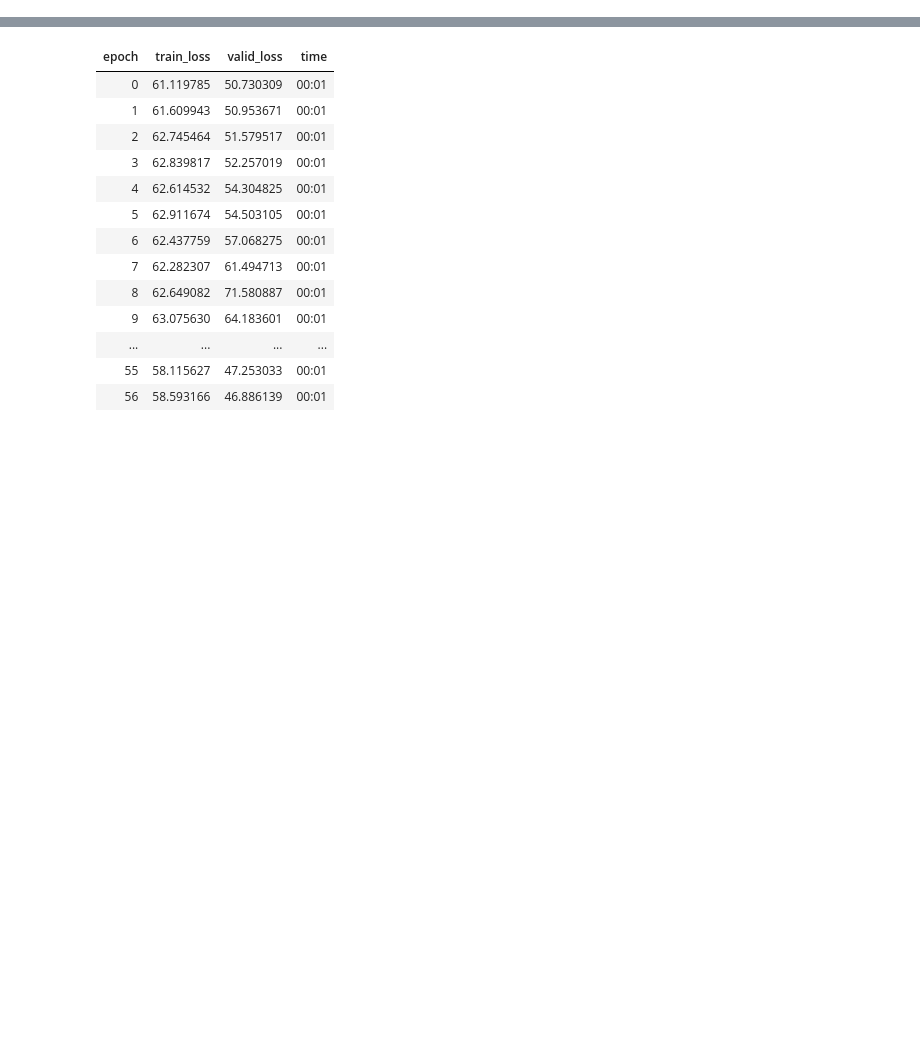
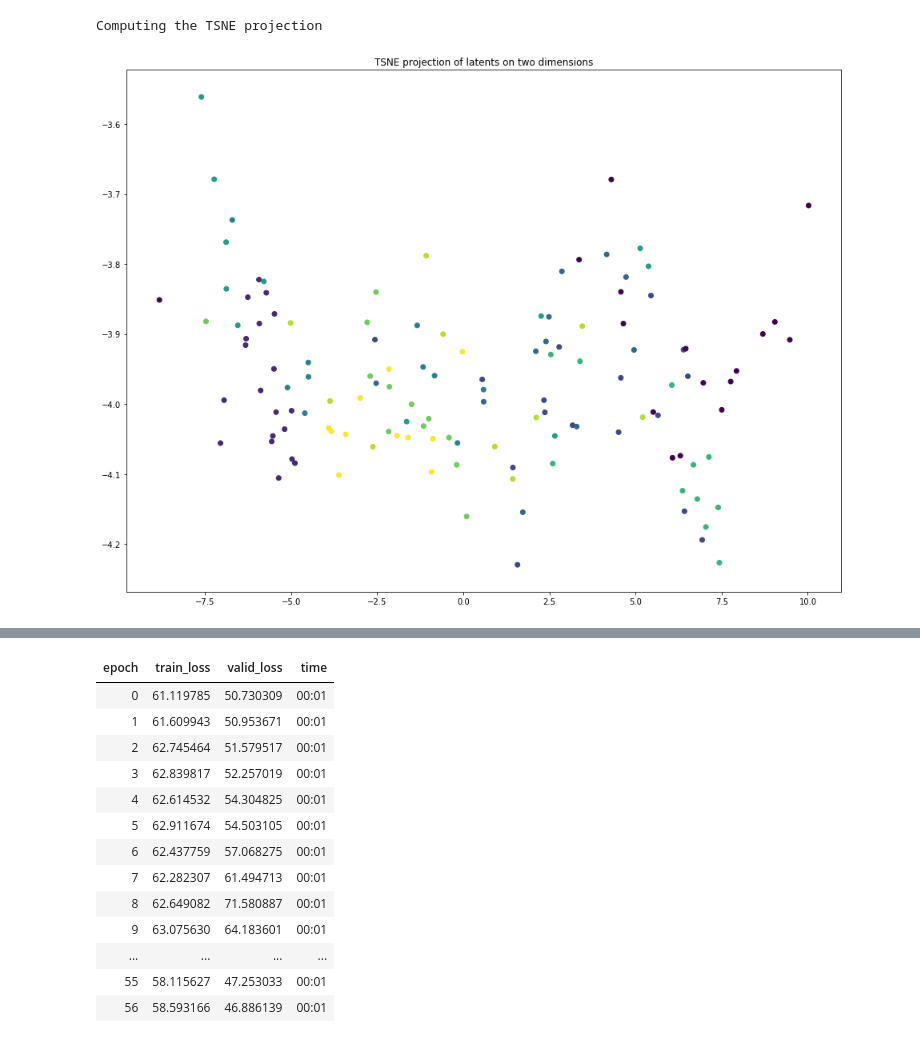
Before and after one commit to dhuynh95/fastai_autoencoder, a Jupyter notebook: MNIST.ipynb, the cells around one changed output, grey strips where cells are left out. Cells and saved outputs as stored; diff of their text form; code cells hidden in the pictures; blank space fills up the shorter version.

```diff
--- a/MNIST.ipynb
+++ b/MNIST.ipynb
@@ -338,0 +224,2 @@ learn.fit_one_cycle(60,1e-2)
+# %%
+learn.fit_one_cycle(60,1e-3,callbacks=[kl_hook])
@@ -338,0 +244,5 @@ learn.fit_one_cycle(60,1e-2)
+# %%
+train_size = 128
+train_size = int(train_size * 1.25)
+
+data, valid_data = get_data(train_size,bs=64)
@@ -338,0 +270,6 @@ learn.fit_one_cycle(60,1e-2)
+# %%
+learn.data = data
+learn.plot_2d_latents(DatasetType.Train,n_batch=20)
+# %% [output]
+Computing the TSNE projection
+[figure, added]
```
Also changed, not shown: parts of 75 cells of this notebook, 3 other files.
